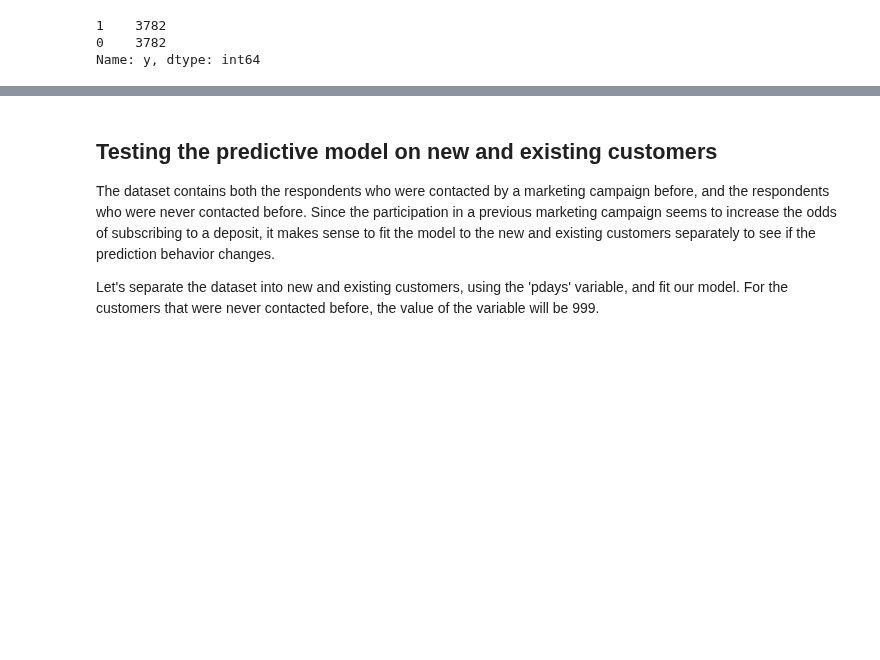
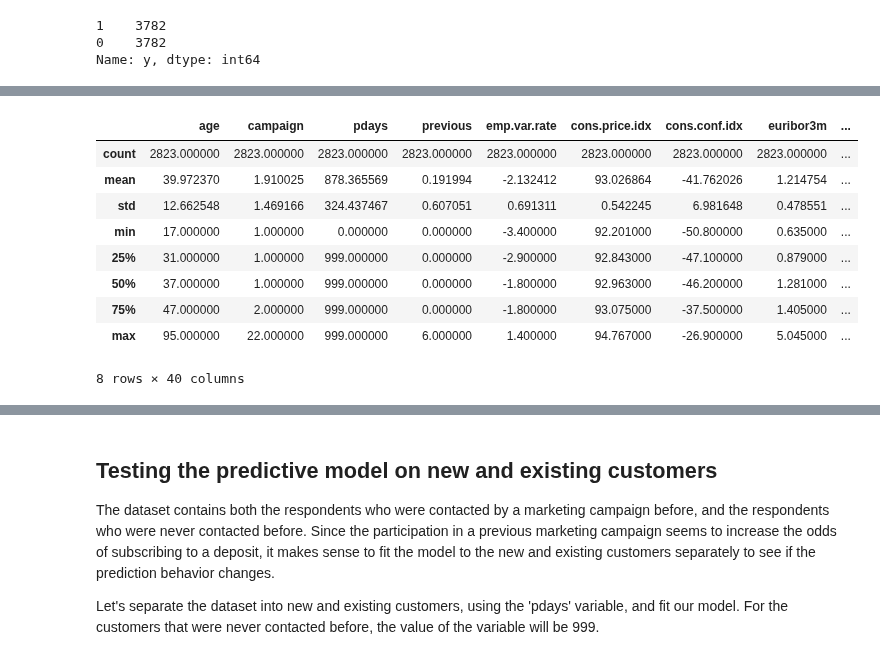
Before and after one commit to mamnunam/Springboard_Data_Science_track, a Jupyter notebook: Capstone_1/Capstone_project_1.ipynb, the cells around one changed output, grey strips where cells are left out. Saved outputs shown, nothing was run; the diff lists cells and outputs as text; code cells hidden in the pictures; blank space fills up the shorter version.

```diff
--- a/Capstone_1/Capstone_project_1.ipynb
+++ b/Capstone_1/Capstone_project_1.ipynb
@@ -1110,0 +1211,18 @@ The downsampled score is substantially lower than the scores for the initial or
+# %%
+#Creating a mask for the respondents with wrongly predicted y=1
+mispredicted_1_train_mask = (y_train == 0) & (y_train_pred == 1)
+X_train_mispredicted_1 = X_train[mispredicted_1_train_mask]
+
+#Summarizing the distribution of the variables
+X_train_mispredicted_1.describe()
+# %% [output]
+|  | age | campaign | pdays | previous | emp.var.rate | cons.price.idx | cons.conf.idx | euribor3m | ... |
+| count | 2823.000000 | 2823.000000 | 2823.000000 | 2823.000000 | 2823.000000 | 2823.000000 | 2823.000000 | 2823.000000 | ... |
+| mean | 39.972370 | 1.910025 | 878.365569 | 0.191994 | -2.132412 | 93.026864 | -41.762026 | 1.214754 | ... |
+| std | 12.662548 | 1.469166 | 324.437467 | 0.607051 | 0.691311 | 0.542245 | 6.981648 | 0.478551 | ... |
+| min | 17.000000 | 1.000000 | 0.000000 | 0.000000 | -3.400000 | 92.201000 | -50.800000 | 0.635000 | ... |
+| 25% | 31.000000 | 1.000000 | 999.000000 | 0.000000 | -2.900000 | 92.843000 | -47.100000 | 0.879000 | ... |
+| 50% | 37.000000 | 1.000000 | 999.000000 | 0.000000 | -1.800000 | 92.963000 | -46.200000 | 1.281000 | ... |
+| 75% | 47.000000 | 2.000000 | 999.000000 | 0.000000 | -1.800000 | 93.075000 | -37.500000 | 1.405000 | ... |
+| max | 95.000000 | 22.000000 | 999.000000 | 6.000000 | 1.400000 | 94.767000 | -26.900000 | 5.045000 | ... |
+8 rows × 40 columns
```
Also changed, not shown: parts of 75 cells of this notebook.
